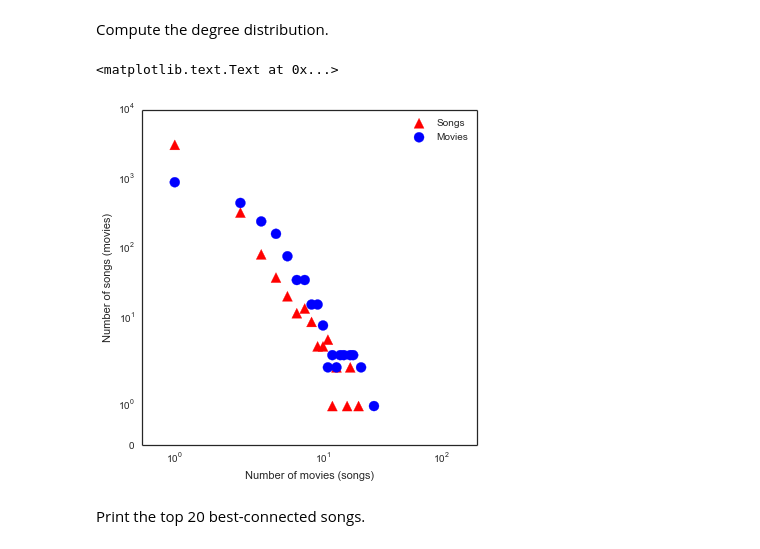
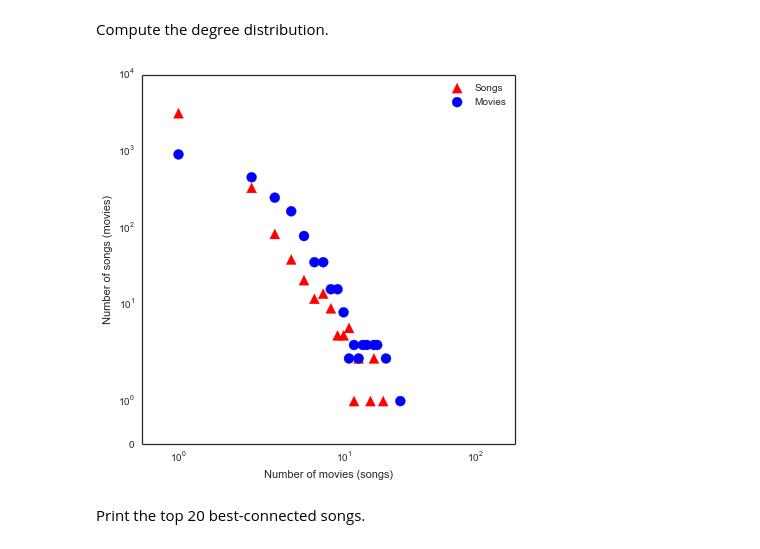
Before and after one commit to brianckeegan/Trailers, a Jupyter notebook: Trailers.ipynb, the cells around one changed output. Drawn from its saved outputs; the diff is of its cells as text; code cells hidden in the pictures.

```diff
--- a/Trailers.ipynb
+++ b/Trailers.ipynb
@@ -116,22 +116,23 @@ Compute the degree distribution.
 # %%
 idc = {k:int(round(v*(len(g)-1),0)) for k,v in nx.in_degree_centrality(g).iteritems()}
 idc_counter = Counter(idc.values())
 
 odc = {k:int(round(v*(len(g)-1),0)) for k,v in nx.out_degree_centrality(g).iteritems()}
 odc_counter = Counter(odc.values())
 
 plt.scatter(idc_counter.keys(),idc_counter.values(),label='Songs',color='r',s=100,marker='^')
 plt.scatter(odc_counter.keys(),odc_counter.values(),label='Movies',color='b',s=100)
 plt.xscale('symlog')
 plt.yscale('symlog')
 plt.xlim((.5,2e2))
 plt.ylim((0,1e4))
 plt.legend(scatterpoints=1)
 plt.xlabel('Number of movies (songs)')
 plt.ylabel('Number of songs (movies)')
+plt.tight_layout()
+plt.savefig('degree_distribution.png')
 # %% [output]
-<matplotlib.text.Text at 0x...>
-[figure, old version]
+[figure, new version]
 # %% [markdown]
 Print the top 20 best-connected songs.
 # %%
```
Also changed, not shown: parts of 6 cells of this notebook, 1 other file.
